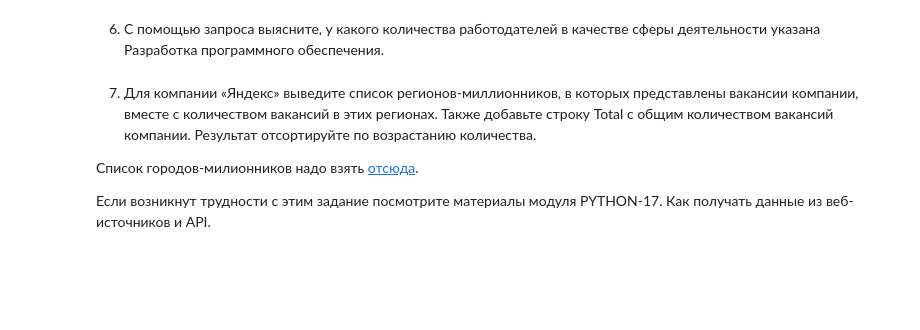
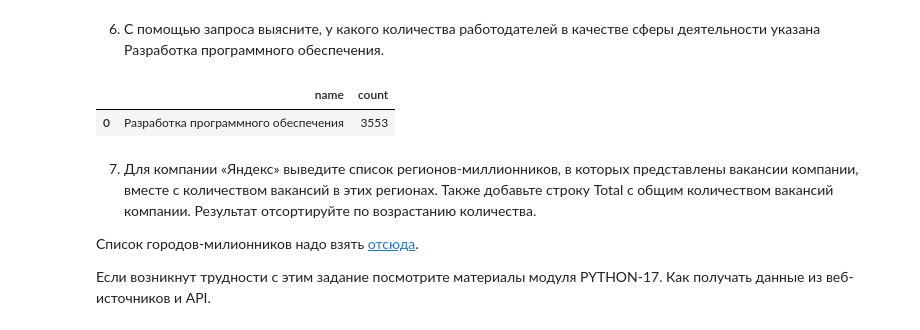
Before and after one commit to korolkostya/new_sf_ds, a Jupyter notebook: 2. Analysis_of_vacancies_from_HeadHunter SQL/Project_2_Ноутбук_шаблон.ipynb, the cells around one changed output. Drawn from its saved outputs; the diff is of its cells as text; code cells hidden in the pictures; blank space fills up the shorter version.

```diff
--- a/2. Analysis_of_vacancies_from_HeadHunter SQL/Project_2_Ноутбук_шаблон.ipynb
+++ b/2. Analysis_of_vacancies_from_HeadHunter SQL/Project_2_Ноутбук_шаблон.ipynb
@@ -334,8 +349,22 @@ df
 6. С помощью запроса выясните, у какого количества работодателей в качестве сферы деятельности указана Разработка программного обеспечения.
 # %%
 # текст запроса
+query_5_6 = f'''
+select i.name,
+count(*)
+from public.employers_industries ei
+left join public.employers e on e.id = ei.employer_id
+left join public.industries i on i.id = ei.industry_id
+group by 1
+having i.name = 'Разработка программного обеспечения'
+'''
 # %%
 # результат запроса
+df = pd.read_sql_query(query_5_6, connection)
+df
+# %% [output]
+|  | name | count |
+| 0 | Разработка программного обеспечения | 3553 |
 # %% [markdown]
 7. Для компании «Яндекс» выведите список регионов-миллионников, в которых представлены вакансии компании, вместе с количеством вакансий в этих регионах. Также добавьте строку Total с общим количеством вакансий компании. Результат отсортируйте по возрастанию количества.
 
```
Also changed, not shown: parts of 20 cells of this notebook.
